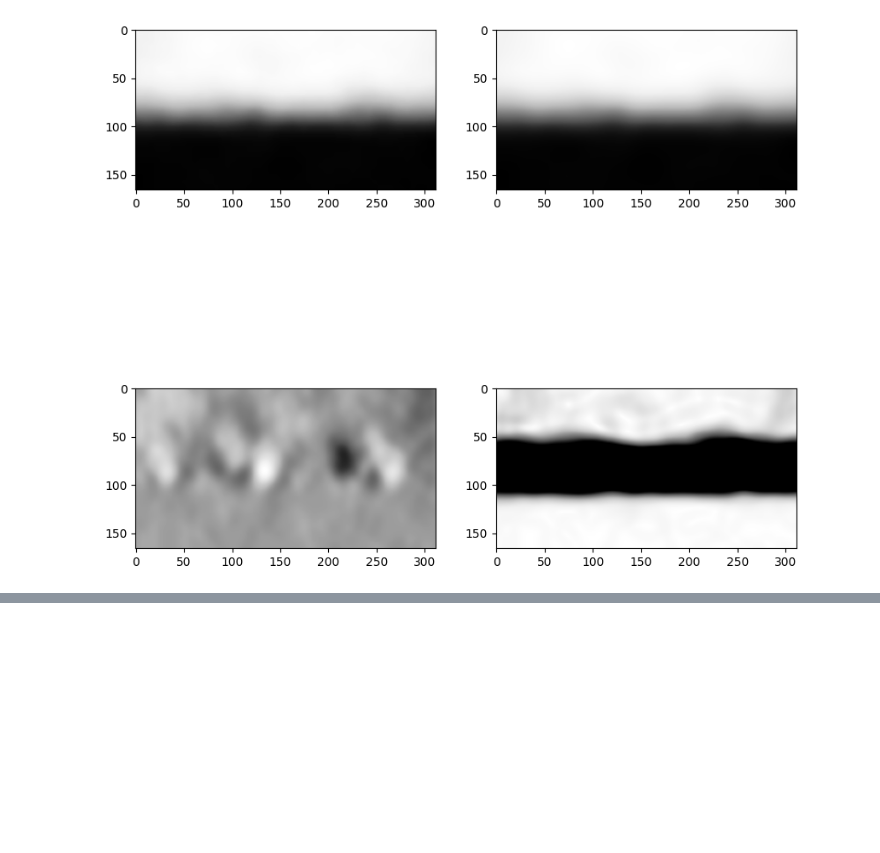
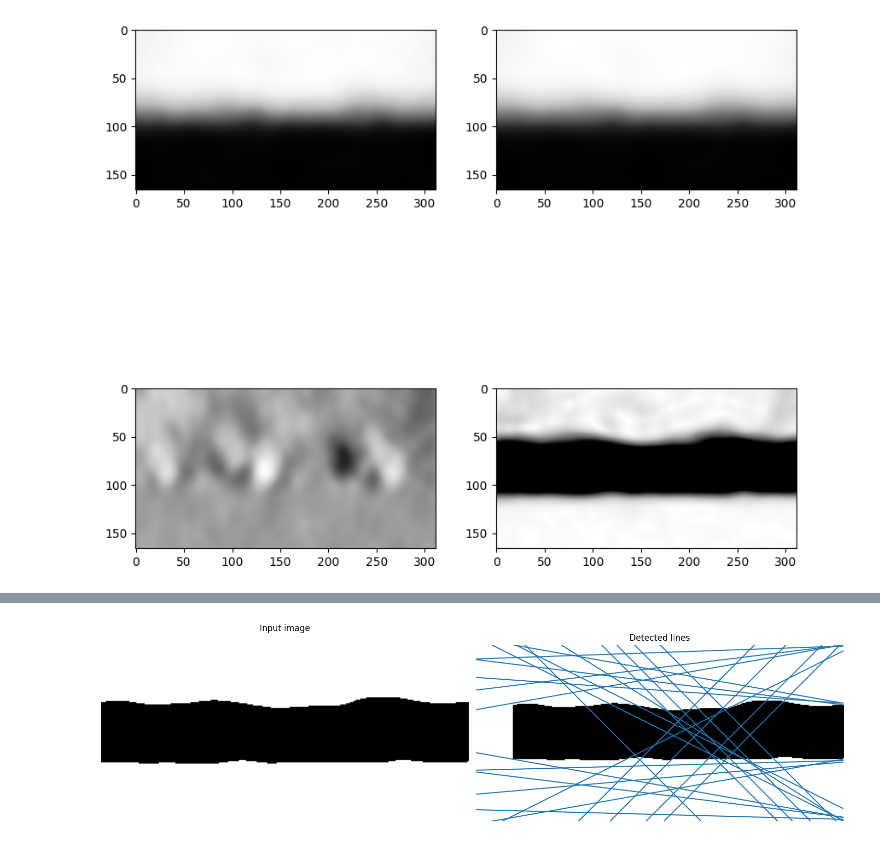
Before and after one commit to ale-chen/Armored_Particles, a Jupyter notebook: calibration_testing.ipynb, the cells around one changed output, grey strips where cells are left out. Cells and saved outputs as stored; diff of their text form; code cells hidden in the pictures; blank space fills up the shorter version.

```diff
--- a/calibration_testing.ipynb
+++ b/calibration_testing.ipynb
@@ -34,17 +39,0 @@ plt.imshow(thresholded,cmap='Greys')
-# %%
-thresholded =thresholded.astype(np.uint8)
-
-lines = cv2.HoughLines(thresholded, 1, np.pi / 180, 1, None, 0, 0)
-
-for rho,theta in lines[0]:
-    a = np.cos(theta)
-    b = np.sin(theta)
-    x0 = a*rho
-    y0 = b*rho
-    x1 = int(x0 + 1000*(-b))
-    y1 = int(y0 + 1000*(a))
-    x2 = int(x0 - 1000*(-b))
-    y2 = int(y0 - 1000*(a))
-
-    cv2.line(thresholded,(x1,y1),(x2,y2),(0,0,155),2)
-plt.imshow(thresholded,cmap='Greys')
@@ -56,0 +40,24 @@ plt.imshow(thresholded,cmap='Greys')
+# %%
+tested_angles = np.linspace(-(np.pi / 2)+(np.pi/2), (np.pi / 2)+(np.pi/2), 360, endpoint=False)
+
+h, theta, d = hough_line(thresholded, theta=tested_angles)
+
+fig, axes = plt.subplots(1, 2, figsize=(15, 6))
+ax = axes.ravel()
+ax[0].imshow(thresholded, cmap=cm.gray)
+ax[0].set_title('Input image')
+ax[0].set_axis_off()
+
+ax[1].imshow(thresholded, cmap=cm.gray)
+ax[1].set_ylim((thresholded.shape[0], 0))
+ax[1].set_axis_off()
+ax[1].set_title('Detected lines')
+
+for _, angle, dist in zip(*hough_line_peaks(h, theta, d)):
+    (x0, y0) = dist * np.array([np.cos(angle), np.sin(angle)])
+    ax[1].axline((x0, y0), slope=np.tan(angle + np.pi / 2))
+
+plt.tight_layout()
+plt.show()
+# %% [output]
+[figure, added]
```
Also changed, not shown: parts of 7 cells of this notebook.
